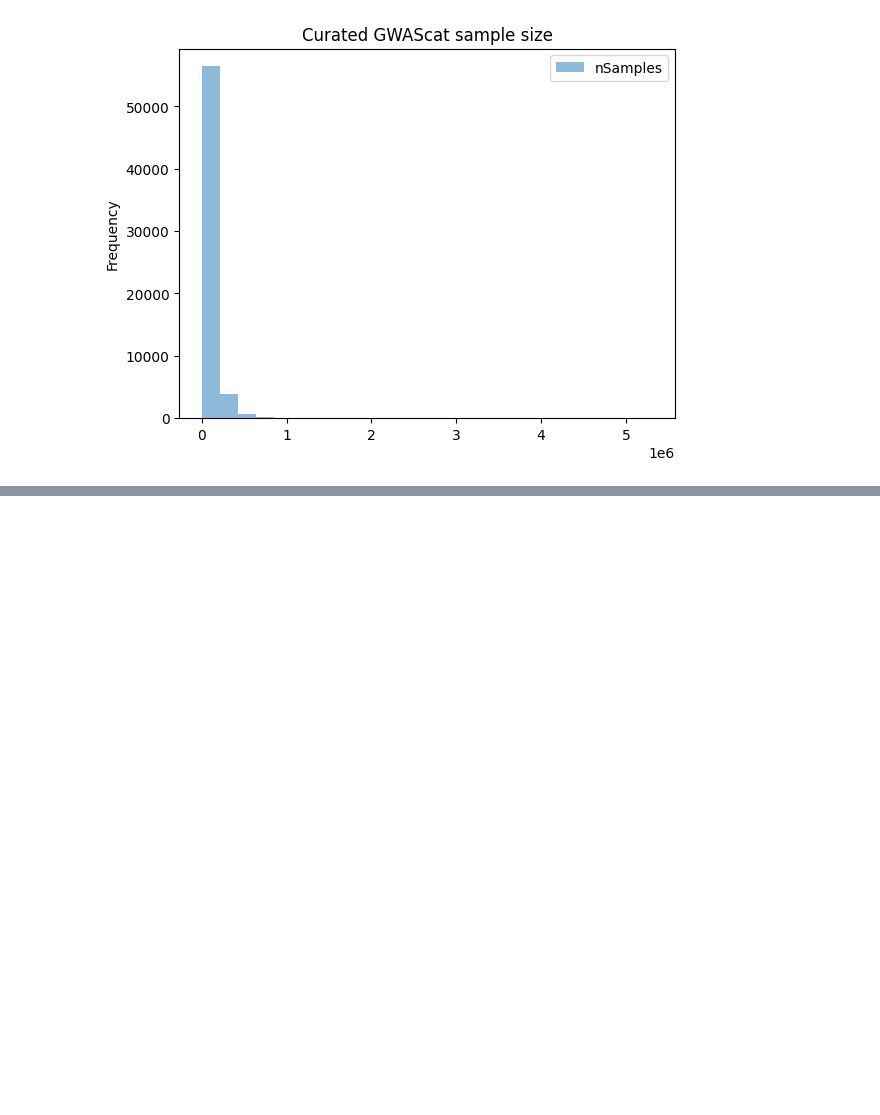
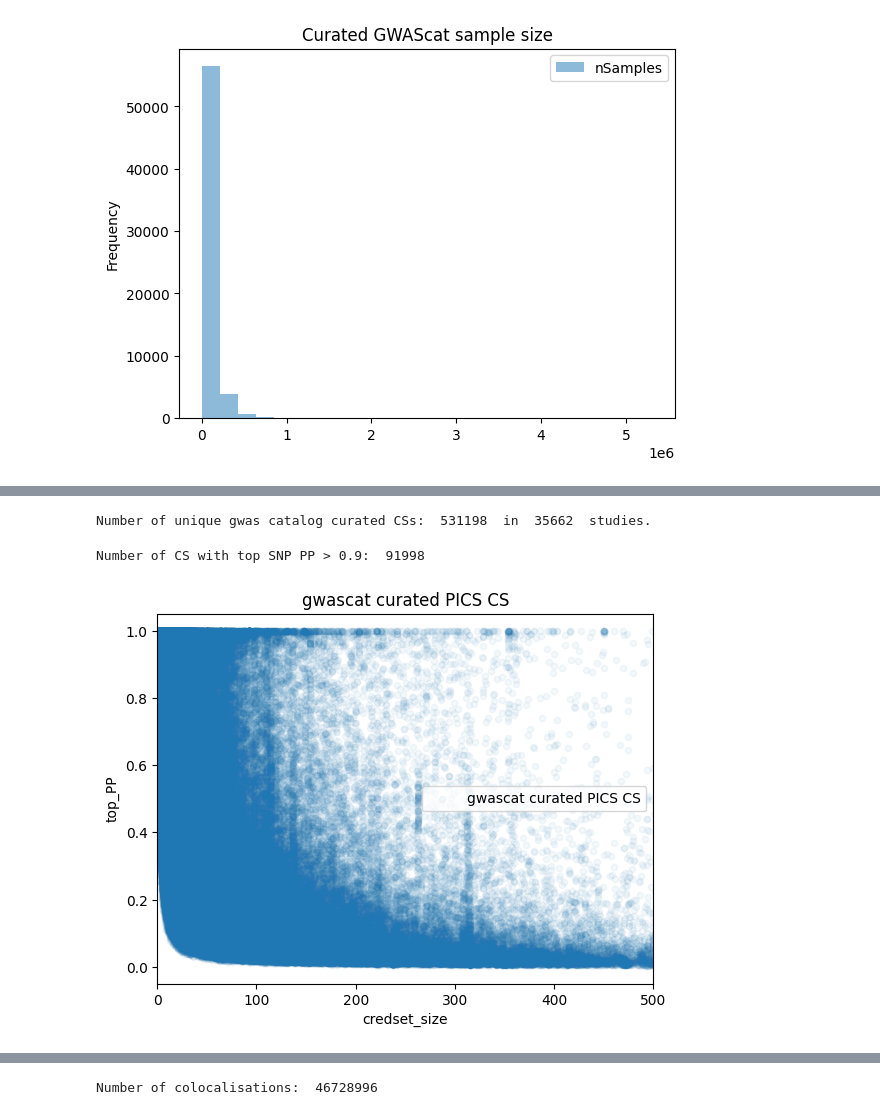
Before and after one commit to opentargets/gentropy, a Jupyter notebook: notebooks/Release_QC_metrics.ipynb, the cells around one changed output, grey strips where cells are left out. Cells and saved outputs as stored; diff of their text form; code cells hidden in the pictures; blank space fills up the shorter version.

```diff
--- a/notebooks/Release_QC_metrics.ipynb
+++ b/notebooks/Release_QC_metrics.ipynb
@@ -199,3 +143,17 @@ coloc_path='gs://genetics_etl_python_playground/releases/24.03/colocalisation'
+# %%
+# gwas catalog curated (PICs):
+gwascat_sumstats_path=f"{release_path}/{release_ver}/credible_set/gwas_catalog_curated"
+# Number of CSs.
+gwascat_sumstats=session.spark.read.parquet(gwascat_sumstats_path, recursiveFileLookup=True)
+#gwascat_sumstats.printSchema()
+print("Number of unique gwas catalog curated CSs: ", gwascat_sumstats.select("studyLocusId").distinct().count(), " in ", gwascat_sumstats.select("studyId").distinct().count(), " studies.")
+gwascat_sumstats_fm=gwascat_sumstats.select("studyId", "studyLocusId", "locus.posteriorProbability").withColumn("top_PP", f.col("posteriorProbability").getItem(0)).withColumn("credset_size", f.size(f.col("posteriorProbability")))
+gwascat_sumstats_fm.select("credset_size", "top_PP").toPandas().plot.scatter(x="credset_size", y="top_PP", xlim=[0, 500], alpha=0.05, label="gwascat curated PICS CS", title="gwascat curated PICS CS")
+print("Number of CS with top SNP PP > 0.9: ", gwascat_sumstats_fm.filter(f.col("top_PP") > 0.9).count())
+# %% [output]
+Number of unique gwas catalog curated CSs:  531198  in  35662  studies.
+Number of CS with top SNP PP > 0.9:  91998
+[figure, added]
 # %%
 # Colocalisation. Not sure. But probably something like this:
 # Number of coloclisation analyses of GWAS vs eQTLs
@@ -214,0 +171,7 @@ l2g_path='gs://genetics_etl_python_playground/releases/24.03/locus_to_gene_predi
+# %%
+coloc_path=f"{release_path}/{release_ver}/colocalisation"
+coloc=session.spark.read.parquet(coloc_path, recursiveFileLookup=True)
+
+print("Number of colocalisations: ", coloc.count())
+# %% [output]
+Number of colocalisations:  46728996
```
Also changed, not shown: parts of 13 cells of this notebook.
